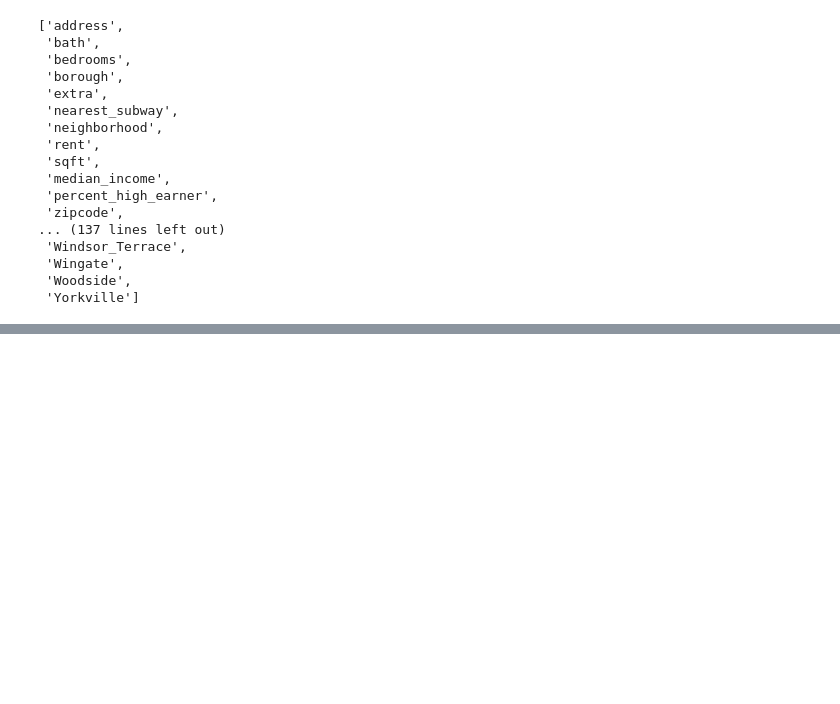
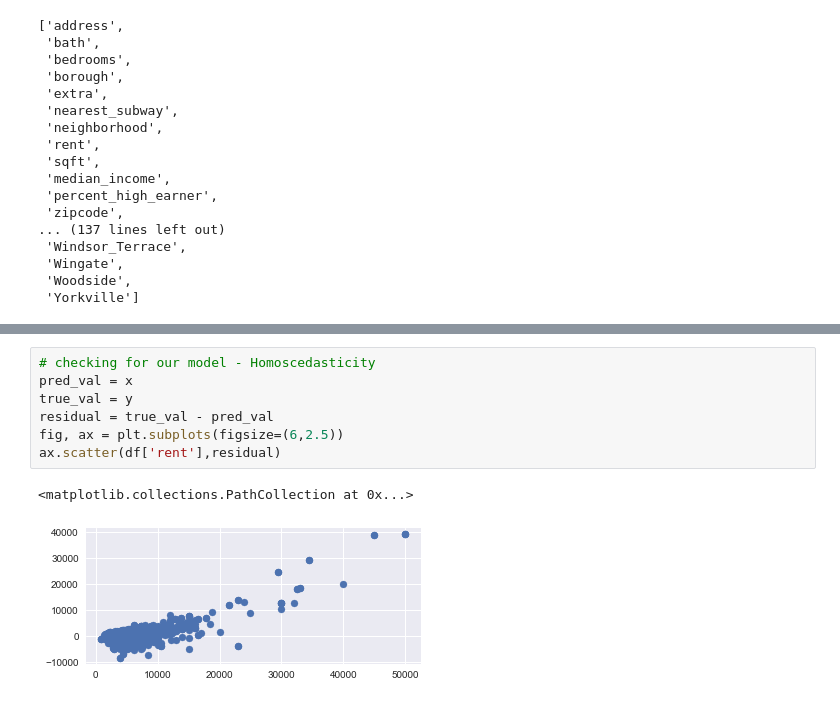
Before and after one commit to amitrani6/nyc_asking_rent_regression, a Jupyter notebook: Main Dataframe Regression Analysis.ipynb, the cells around one changed output, grey strips where cells are left out. Cells and saved outputs as stored; diff of their text form; blank space fills up the shorter version.

```diff
--- a/Main Dataframe Regression Analysis.ipynb
+++ b/Main Dataframe Regression Analysis.ipynb
@@ -380,0 +425,10 @@ strong multicollinearity or other numerical problems.
+# %%
+# checking for our model - Homoscedasticity
+pred_val = x
+true_val = y
+residual = true_val - pred_val
+fig, ax = plt.subplots(figsize=(6,2.5))
+ax.scatter(df['rent'],residual)
+# %% [output]
+<matplotlib.collections.PathCollection at 0x...>
+[figure, added]
```
Also changed, not shown: parts of 11 cells of this notebook, 7 other files.
